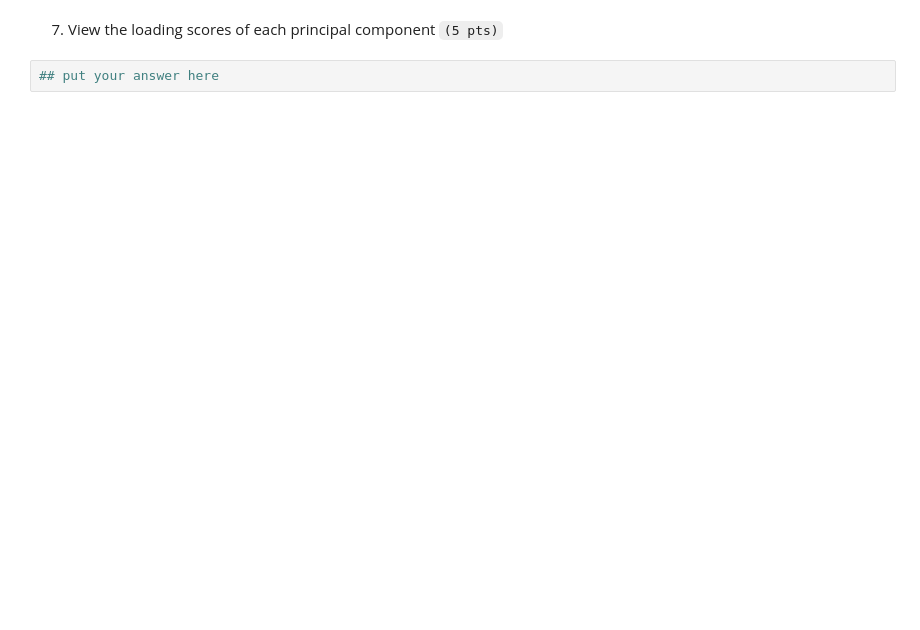
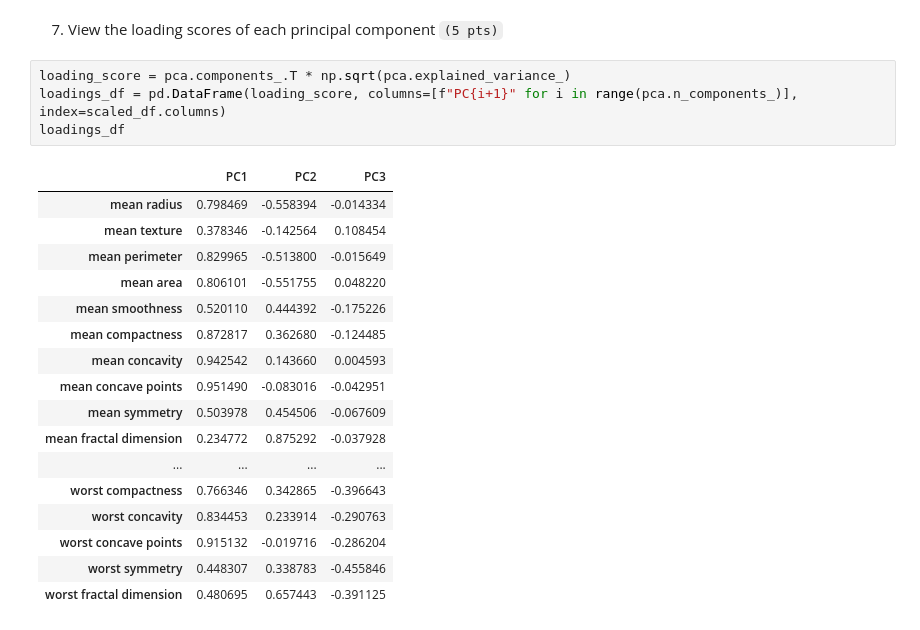
Before and after one commit to xRomory/CCADMACL_EXERCISES_COM231ML, a Jupyter notebook: exercise_4b/deveraca_exercise_4b.ipynb, the cells around one changed output. Cells and saved outputs as stored; diff of their text form; blank space fills up the shorter version.

```diff
--- a/exercise_4b/deveraca_exercise_4b.ipynb
+++ b/exercise_4b/deveraca_exercise_4b.ipynb
@@ -145,4 +222,24 @@ Text(0, 0.5, 'Explained Variance')
 # %% [markdown]
 7. View the loading scores of each principal component `(5 pts)`
-# %%
-## put your answer here
+# %%
+loading_score = pca.components_.T * np.sqrt(pca.explained_variance_)
+loadings_df = pd.DataFrame(loading_score, columns=[f"PC{i+1}" for i in range(pca.n_components_)], index=scaled_df.columns)
+loadings_df
+# %% [output]
+|  | PC1 | PC2 | PC3 |
+| mean radius | 0.798469 | -0.558394 | -0.014334 |
+| mean texture | 0.378346 | -0.142564 | 0.108454 |
+| mean perimeter | 0.829965 | -0.513800 | -0.015649 |
+| mean area | 0.806101 | -0.551755 | 0.048220 |
+| mean smoothness | 0.520110 | 0.444392 | -0.175226 |
+| mean compactness | 0.872817 | 0.362680 | -0.124485 |
+| mean concavity | 0.942542 | 0.143660 | 0.004593 |
+| mean concave points | 0.951490 | -0.083016 | -0.042951 |
+| mean symmetry | 0.503978 | 0.454506 | -0.067609 |
+| mean fractal dimension | 0.234772 | 0.875292 | -0.037928 |
+| ... | ... | ... | ... |
+| worst compactness | 0.766346 | 0.342865 | -0.396643 |
+| worst concavity | 0.834453 | 0.233914 | -0.290763 |
+| worst concave points | 0.915132 | -0.019716 | -0.286204 |
+| worst symmetry | 0.448307 | 0.338783 | -0.455846 |
+| worst fractal dimension | 0.480695 | 0.657443 | -0.391125 |
```
Also changed, not shown: parts of 6 cells of this notebook.
